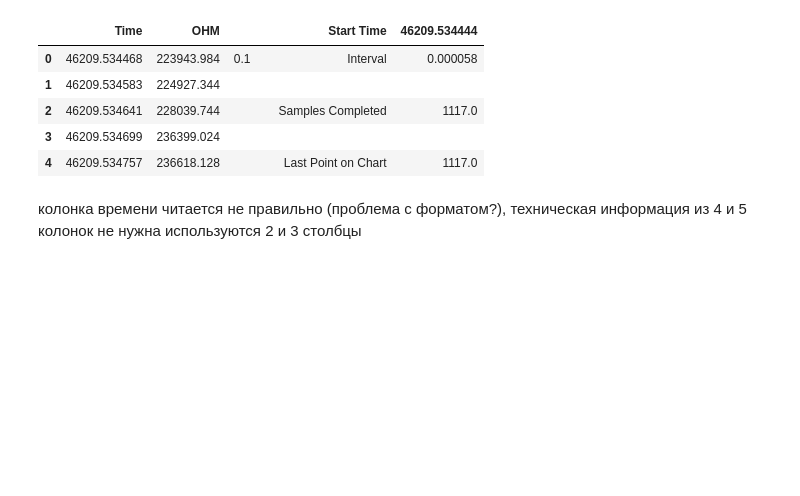
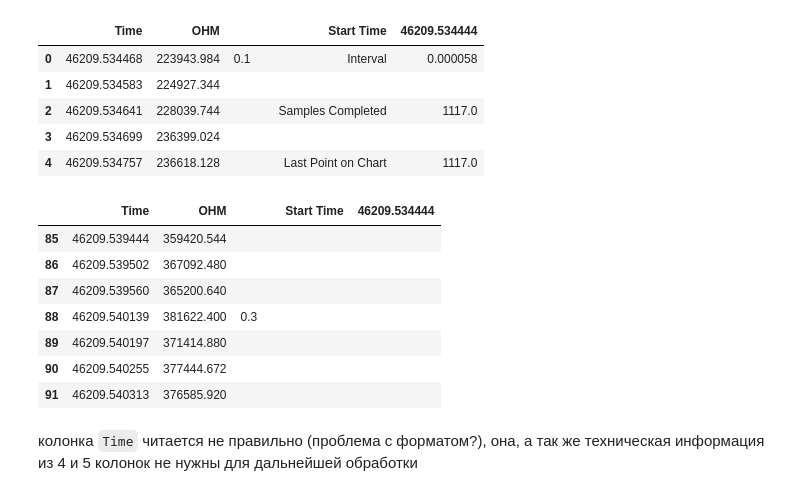
Before and after one commit to anna-am/pressure-calibration, a Jupyter notebook: pressure_calibration.ipynb, the cells around one changed output. Drawn from its saved outputs; the diff is of its cells as text; code cells hidden in the pictures; blank space fills up the shorter version.

```diff
--- a/pressure_calibration.ipynb
+++ b/pressure_calibration.ipynb
@@ -28,6 +47,16 @@ df.head()
 | 2 | 46209.534641 | 228039.744 |  |  | Samples Completed | 1117.0 |
 | 3 | 46209.534699 | 236399.024 |  |  |  |  |
 | 4 | 46209.534757 | 236618.128 |  |  | Last Point on Chart | 1117.0 |
+# %%
+df.iloc[85:92]
+# %% [output]
+|  | Time | OHM |  |  | Start Time | 46209.534444 |
+| 85 | 46209.539444 | 359420.544 |  |  |  |  |
+| 86 | 46209.539502 | 367092.480 |  |  |  |  |
+| 87 | 46209.539560 | 365200.640 |  |  |  |  |
+| 88 | 46209.540139 | 381622.400 | 0.3 |  |  |  |
+| 89 | 46209.540197 | 371414.880 |  |  |  |  |
+| 90 | 46209.540255 | 377444.672 |  |  |  |  |
+| 91 | 46209.540313 | 376585.920 |  |  |  |  |
 # %% [markdown]
-колонка времени читается не правильно (проблема с форматом?), техническая информация из 4 и 5 колонок не нужна
-используются 2 и 3 столбцы
+колонка `Time` читается не правильно (проблема с форматом?), она, а так же техническая информация из 4 и 5 колонок не нужны для дальнейшей обработки
```
Also changed, not shown: parts of 13 cells of this notebook, 8 other files.
